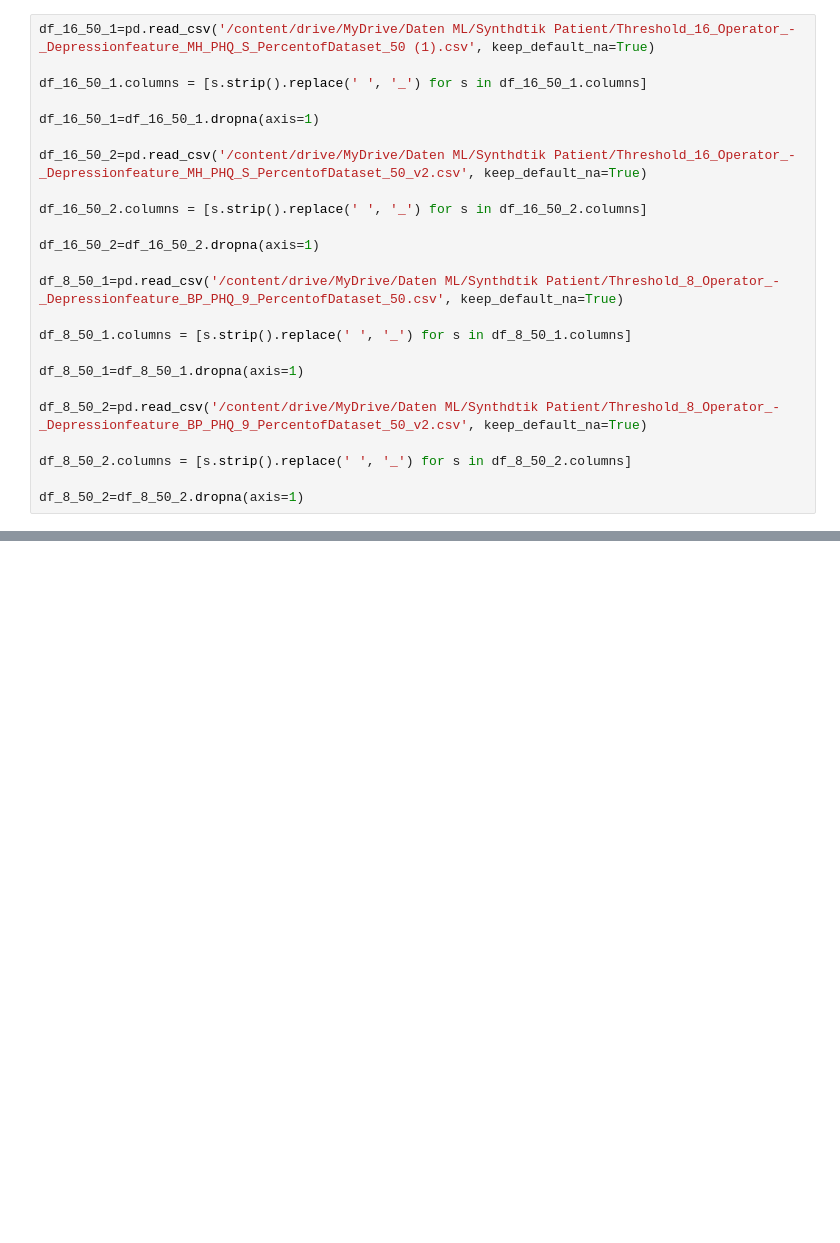
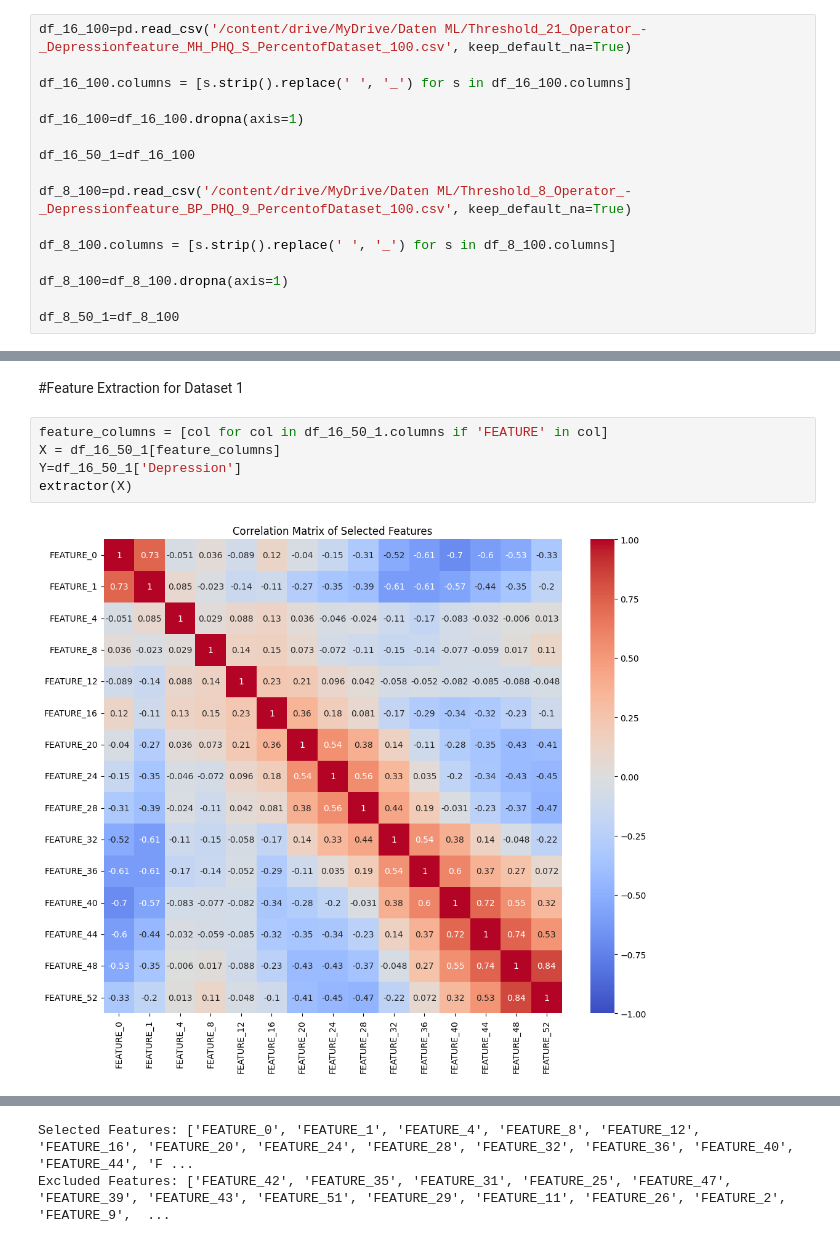
Before and after one commit to tam4x/Depression_Level_Classifier, a Jupyter notebook: Benedikt/XGBoost.ipynb, the cells around one changed output, grey strips where cells are left out. Saved outputs shown, nothing was run; the diff lists cells and outputs as text; blank space fills up the shorter version.

```diff
--- a/Benedikt/XGBoost.ipynb
+++ b/Benedikt/XGBoost.ipynb
@@ -53,24 +28,16 @@ Requirement already satisfied: six>=1.5 in /usr/local/lib/python3.10/dist-packag
 # %%
-df_16_50_1=pd.read_csv('/content/drive/MyDrive/Daten ML/Synthdtik Patient/Threshold_16_Operator_-_Depressionfeature_MH_PHQ_S_PercentofDataset_50 (1).csv', keep_default_na=True)
+df_16_100=pd.read_csv('/content/drive/MyDrive/Daten ML/Threshold_21_Operator_-_Depressionfeature_MH_PHQ_S_PercentofDataset_100.csv', keep_default_na=True)
 
-df_16_50_1.columns = [s.strip().replace(' ', '_') for s in df_16_50_1.columns]
+df_16_100.columns = [s.strip().replace(' ', '_') for s in df_16_100.columns]
 
-df_16_50_1=df_16_50_1.dropna(axis=1)
+df_16_100=df_16_100.dropna(axis=1)
 
-df_16_50_2=pd.read_csv('/content/drive/MyDrive/Daten ML/Synthdtik Patient/Threshold_16_Operator_-_Depressionfeature_MH_PHQ_S_PercentofDataset_50_v2.csv', keep_default_na=True)
+df_16_50_1=df_16_100
 
-df_16_50_2.columns = [s.strip().replace(' ', '_') for s in df_16_50_2.columns]
+df_8_100=pd.read_csv('/content/drive/MyDrive/Daten ML/Threshold_8_Operator_-_Depressionfeature_BP_PHQ_9_PercentofDataset_100.csv', keep_default_na=True)
 
-df_16_50_2=df_16_50_2.dropna(axis=1)
+df_8_100.columns = [s.strip().replace(' ', '_') for s in df_8_100.columns]
 
-df_8_50_1=pd.read_csv('/content/drive/MyDrive/Daten ML/Synthdtik Patient/Threshold_8_Operator_-_Depressionfeature_BP_PHQ_9_PercentofDataset_50.csv', keep_default_na=True)
+df_8_100=df_8_100.dropna(axis=1)
 
-df_8_50_1.columns = [s.strip().replace(' ', '_') for s in df_8_50_1.columns]
-
-df_8_50_1=df_8_50_1.dropna(axis=1)
-
-df_8_50_2=pd.read_csv('/content/drive/MyDrive/Daten ML/Synthdtik Patient/Threshold_8_Operator_-_Depressionfeature_BP_PHQ_9_PercentofDataset_50_v2.csv', keep_default_na=True)
-
-df_8_50_2.columns = [s.strip().replace(' ', '_') for s in df_8_50_2.columns]
-
-df_8_50_2=df_8_50_2.dropna(axis=1)
+df_8_50_1=df_8_100
@@ -78,0 +291,9 @@ Baseline Model with Dataset 8_50_1
+# %% [markdown]
+#Feature Extraction for Dataset 1
+# %%
+feature_columns = [col for col in df_16_50_1.columns if 'FEATURE' in col]
+X = df_16_50_1[feature_columns]
+Y=df_16_50_1['Depression']
+extractor(X)
+# %% [output]
+[figure, added]
@@ -78,0 +301,2 @@ Baseline Model with Dataset 8_50_1
+Selected Features: ['FEATURE_0', 'FEATURE_1', 'FEATURE_4', 'FEATURE_8', 'FEATURE_12', 'FEATURE_16', 'FEATURE_20', 'FEATURE_24', 'FEATURE_28', 'FEATURE_32', 'FEATURE_36', 'FEATURE_40', 'FEATURE_44', 'F ...
+Excluded Features: ['FEATURE_42', 'FEATURE_35', 'FEATURE_31', 'FEATURE_25', 'FEATURE_47', 'FEATURE_39', 'FEATURE_43', 'FEATURE_51', 'FEATURE_29', 'FEATURE_11', 'FEATURE_26', 'FEATURE_2', 'FEATURE_9',  ...
```
Also changed, not shown: parts of 25 cells of this notebook, 26 other files.
